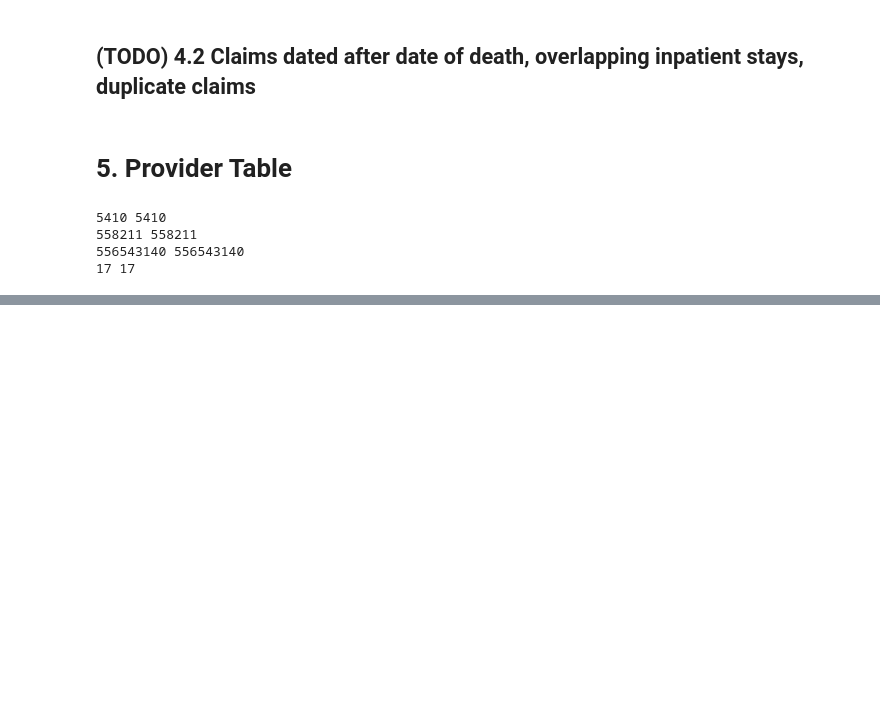
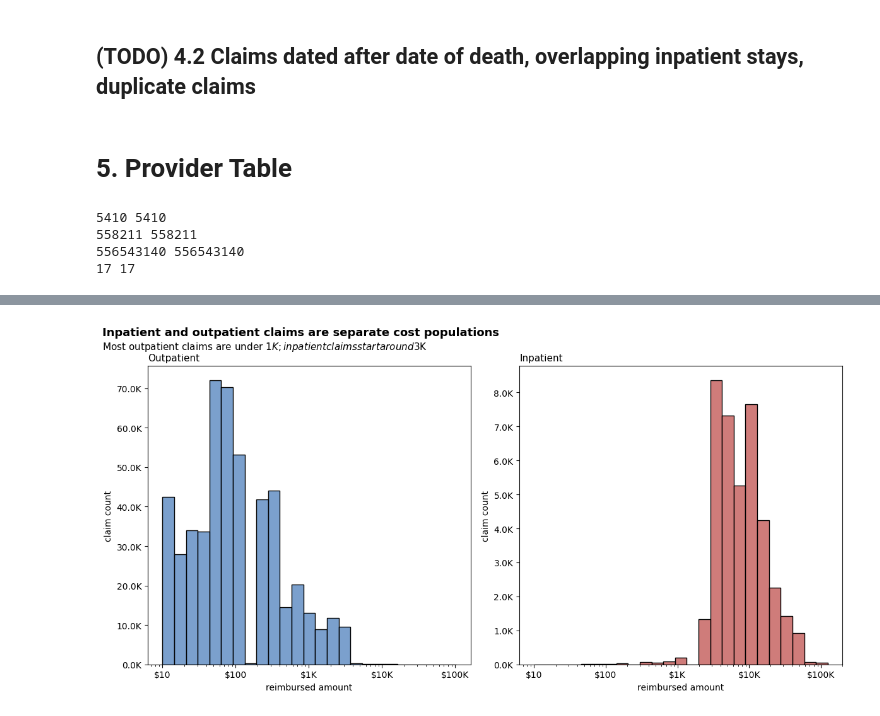
Before and after one commit to sophiaYishan/us_healthcare_claims_analysis, a Jupyter notebook: claim-analysis.ipynb, the cells around one changed output, grey strips where cells are left out. Saved outputs shown, nothing was run; the diff lists cells and outputs as text; code cells hidden in the pictures; blank space fills up the shorter version.

```diff
--- a/claim-analysis.ipynb
+++ b/claim-analysis.ipynb
@@ -747,0 +880,4 @@ provider.to_csv("provider.csv", index=False)
+# %%
+plot_df3 = claims_w_bene.loc[claims_w_bene['InscClaimAmtReimbursed']>0,['ClaimType','InscClaimAmtReimbursed']].copy()
+plot_df3['ClaimType'] = plot_df3['ClaimType'].map({'IP': 'Inpatient', 'OP': 'Outpatient'})
+plot_df3.head()
@@ -747,0 +891,28 @@ provider.to_csv("provider.csv", index=False)
+# %%
+from matplotlib import ticker
+
+fig, (ax1, ax2) = plt.subplots(1,2, figsize = (12,6))
+sns.histplot(data = plot_df3[plot_df3['ClaimType'] == 'Outpatient'], x = 'InscClaimAmtReimbursed', bins = 25, log_scale = True, color='#4f81bd', ax=ax1)
+sns.histplot(data = plot_df3[plot_df3['ClaimType'] == 'Inpatient'], x = 'InscClaimAmtReimbursed', bins = 25, log_scale = True, color='#c0504d', ax=ax2)
+
+def dollars(v, pos):
+    return f'${v/1000:,.0f}K' if v >=1000 else f'${v:.0f}'
+
+def thousands(v, pos):
+    return f'{v/1000}K'
+
+for ax, name in [(ax1, 'Outpatient'), (ax2, 'Inpatient')]:
+    ax.xaxis.set_major_formatter(ticker.FuncFormatter(dollars))
+    ax.yaxis.set_major_formatter(ticker.FuncFormatter(thousands))
+    ax.set_title(name, loc = 'left', fontsize = 11)
+    ax.set_ylabel('claim count')
+    ax.set_xlabel('reimbursed amount')
+
+title = 'Inpatient and outpatient claims are separate cost populations'
+text = 'Most outpatient claims are under $1K; inpatient claims start around $3K'
+fig.suptitle(title,x = 0.01, y = 0.99, ha = 'left', fontsize=13, fontweight='bold')
+fig.text(x = 0.01, y = 0.93, s = text, ha = 'left', fontsize = 11)
+plt.tight_layout()
+plt.show()
+# %% [output]
+[figure, added]
```
Also changed, not shown: parts of 20 cells of this notebook.
